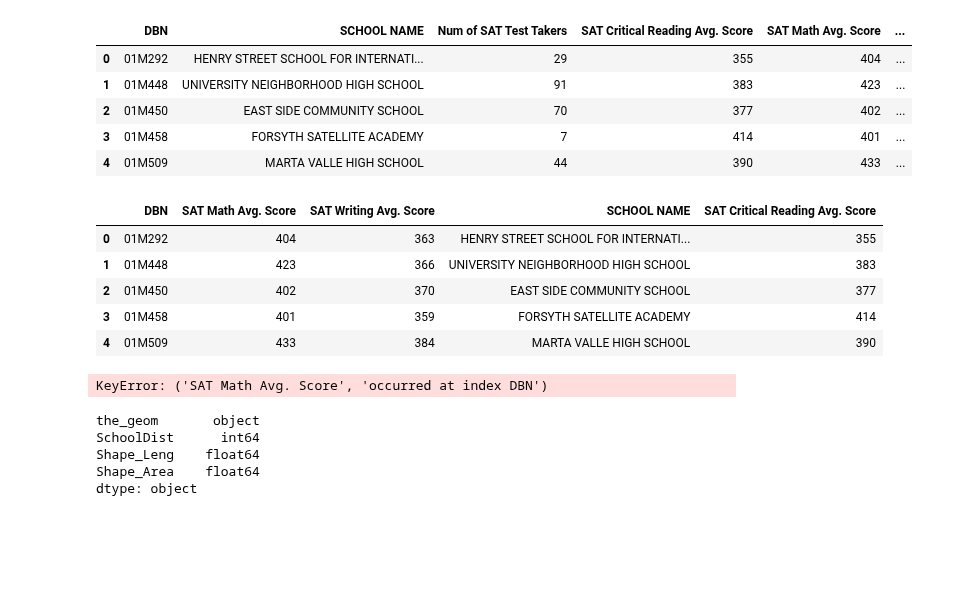
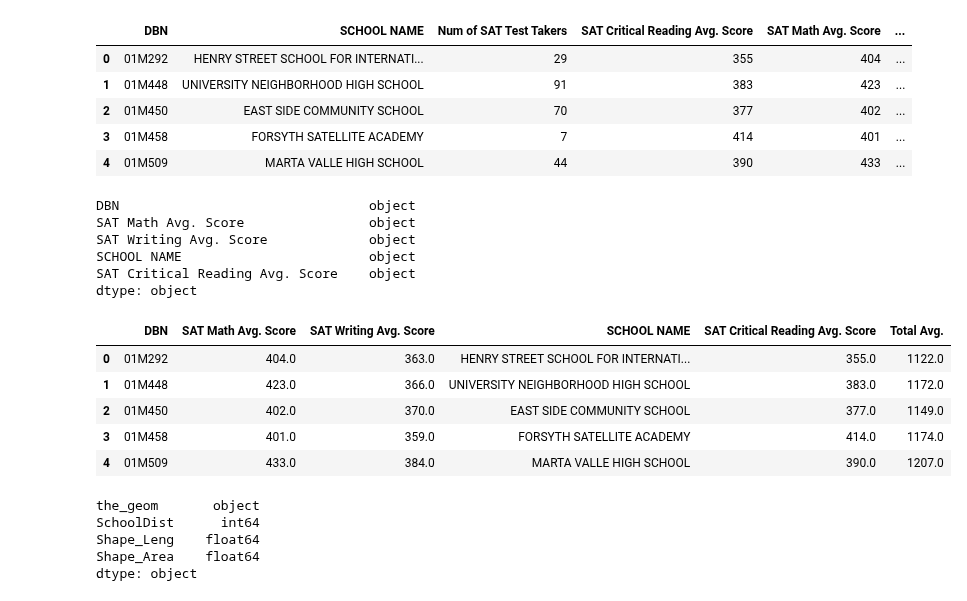
Before and after one commit to ckyko/CSC59970Project, a Jupyter notebook: school_scores.ipynb, the cells around one changed output. Drawn from its saved outputs; the diff is of its cells as text; code cells hidden in the pictures; blank space fills up the shorter version.

```diff
--- a/school_scores.ipynb
+++ b/school_scores.ipynb
@@ -41,18 +41,31 @@ dtype: object
 # %%
 sat = r_sat.loc[:, {"DBN", 'SCHOOL NAME', 'SAT Critical Reading Avg. Score', 'SAT Math Avg. Score', 'SAT Writing Avg. Score'}]
 sat.head()
+sat.dtypes
 # %% [output]
-|  | DBN | SAT Math Avg. Score | SAT Writing Avg. Score | SCHOOL NAME | SAT Critical Reading Avg. Score |
-| 0 | 01M292 | 404 | 363 | HENRY STREET SCHOOL FOR INTERNATI... | 355 |
-| 1 | 01M448 | 423 | 366 | UNIVERSITY NEIGHBORHOOD HIGH SCHOOL | 383 |
-| 2 | 01M450 | 402 | 370 | EAST SIDE COMMUNITY SCHOOL | 377 |
-| 3 | 01M458 | 401 | 359 | FORSYTH SATELLITE ACADEMY | 414 |
-| 4 | 01M509 | 433 | 384 | MARTA VALLE HIGH SCHOOL | 390 |
+DBN                                object
+SAT Math Avg. Score                object
+SAT Writing Avg. Score             object
+SCHOOL NAME                        object
+SAT Critical Reading Avg. Score    object
+dtype: object
 # %%
-sat['Total Avg.']= sat.apply(lambda x: x['SAT Math Avg. Score'].values + x['SAT Writing Avg. Score'].values +x['SAT Critical Reading Avg. Score'].values)
+def convert_num(datframe, col_name):
+    datframe[col_name] = datframe[col_name].convert_objects(convert_numeric=True)
+
+convert_num(sat, 'SAT Math Avg. Score')
+convert_num(sat, 'SAT Writing Avg. Score')
+convert_num(sat, 'SAT Critical Reading Avg. Score')
+
+sat['Total Avg.']= sat.sum(axis = 1)
 sat.head()
 # %% [output]
-KeyError: ('SAT Math Avg. Score', 'occurred at index DBN')
+|  | DBN | SAT Math Avg. Score | SAT Writing Avg. Score | SCHOOL NAME | SAT Critical Reading Avg. Score | Total Avg. |
+| 0 | 01M292 | 404.0 | 363.0 | HENRY STREET SCHOOL FOR INTERNATI... | 355.0 | 1122.0 |
+| 1 | 01M448 | 423.0 | 366.0 | UNIVERSITY NEIGHBORHOOD HIGH SCHOOL | 383.0 | 1172.0 |
+| 2 | 01M450 | 402.0 | 370.0 | EAST SIDE COMMUNITY SCHOOL | 377.0 | 1149.0 |
+| 3 | 01M458 | 401.0 | 359.0 | FORSYTH SATELLITE ACADEMY | 414.0 | 1174.0 |
+| 4 | 01M509 | 433.0 | 384.0 | MARTA VALLE HIGH SCHOOL | 390.0 | 1207.0 |
 # %%
 r_nysd = pd.read_csv(DATA_PATH_NYSD)
 print(r_nysd.dtypes)
```
